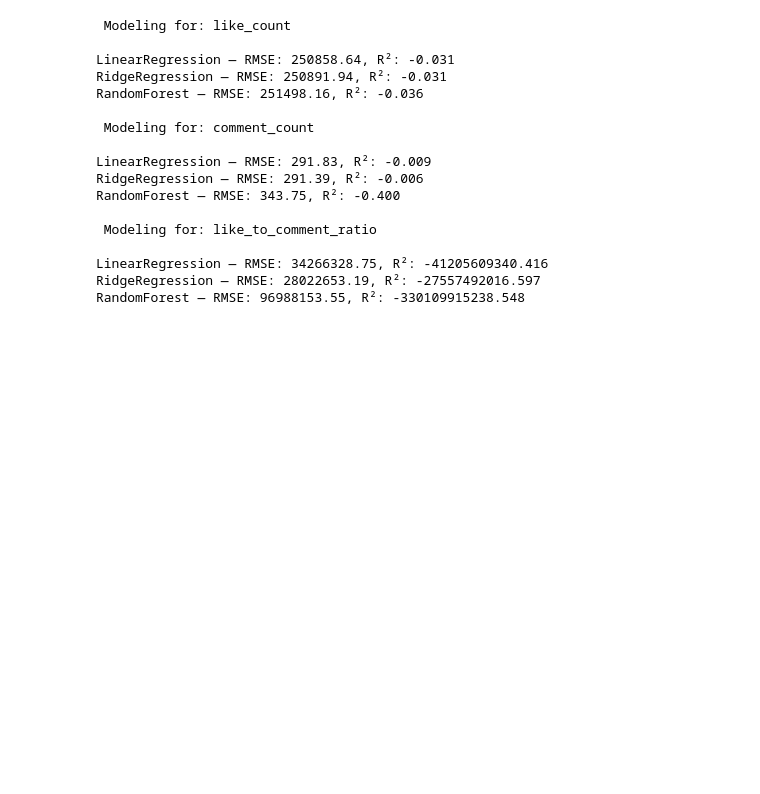
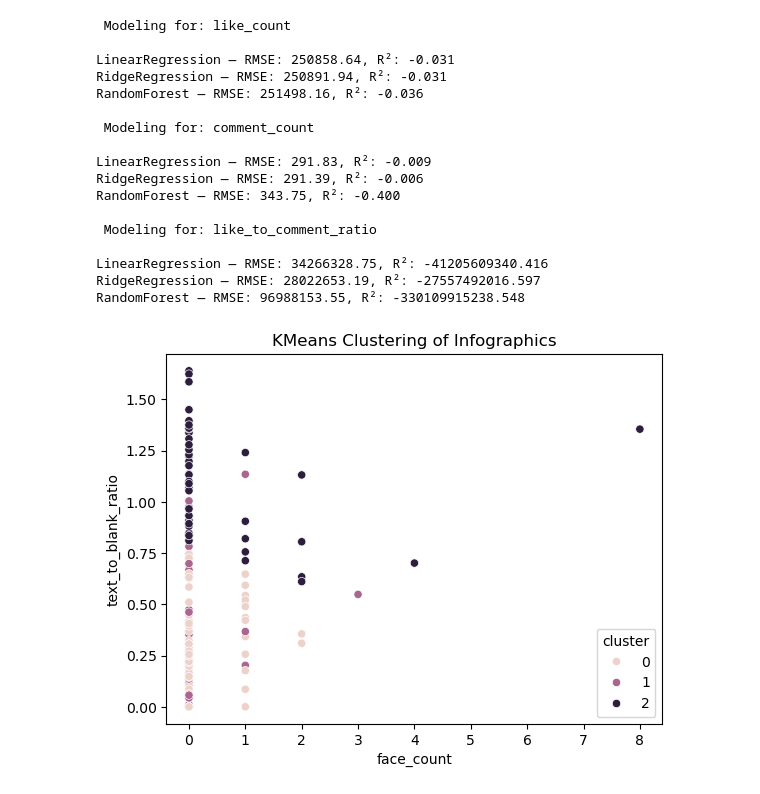
Before and after one commit to ebhatsha/CapstonePortfolio, a Jupyter notebook: EducationImagesCapstone3.ipynb, the cells around one changed output. Drawn from its saved outputs; the diff is of its cells as text; code cells hidden in the pictures; blank space fills up the shorter version.

```diff
--- a/EducationImagesCapstone3.ipynb
+++ b/EducationImagesCapstone3.ipynb
@@ -408,0 +429,18 @@ This suggests that these visual infographic features alone are not strong predic
+# %%
+#K Means Clustering Model:
+## 	Groups similar posts, patterns
+features = ['face_count', 'text_to_blank_ratio', 'carousel']
+X = df[features]
+
+scaler = StandardScaler()
+X_scaled = scaler.fit_transform(X)
+
+kmeans = KMeans(n_clusters=3, random_state=42)
+df['cluster'] = kmeans.fit_predict(X_scaled)
+
+# visualize
+sns.scatterplot(data=df, x='face_count', y='text_to_blank_ratio', hue='cluster')
+plt.title("KMeans Clustering of Infographics")
+plt.show()
+# %% [output]
+[figure, added]
```
Also changed, not shown: parts of 6 cells of this notebook.
